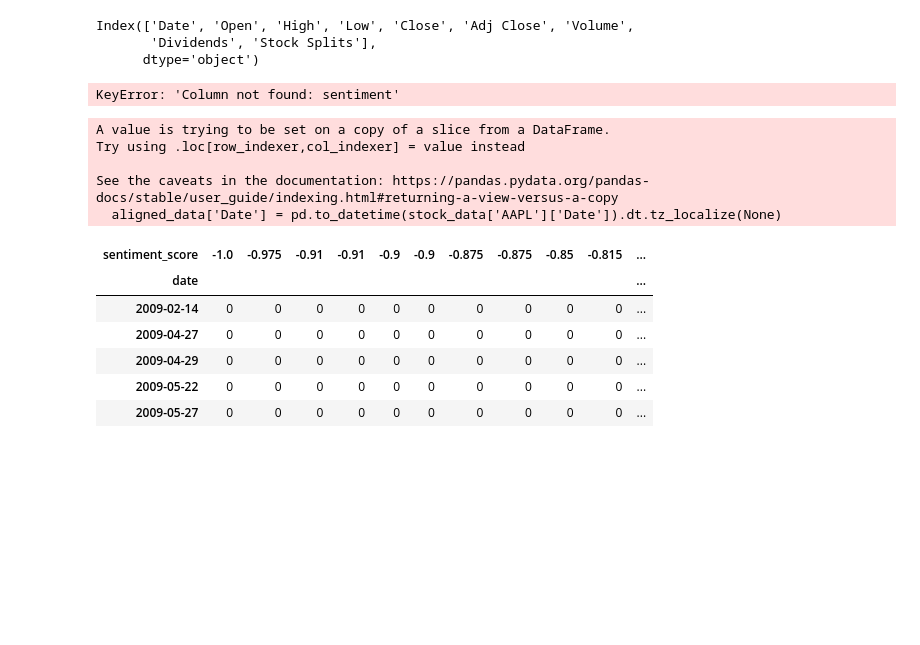
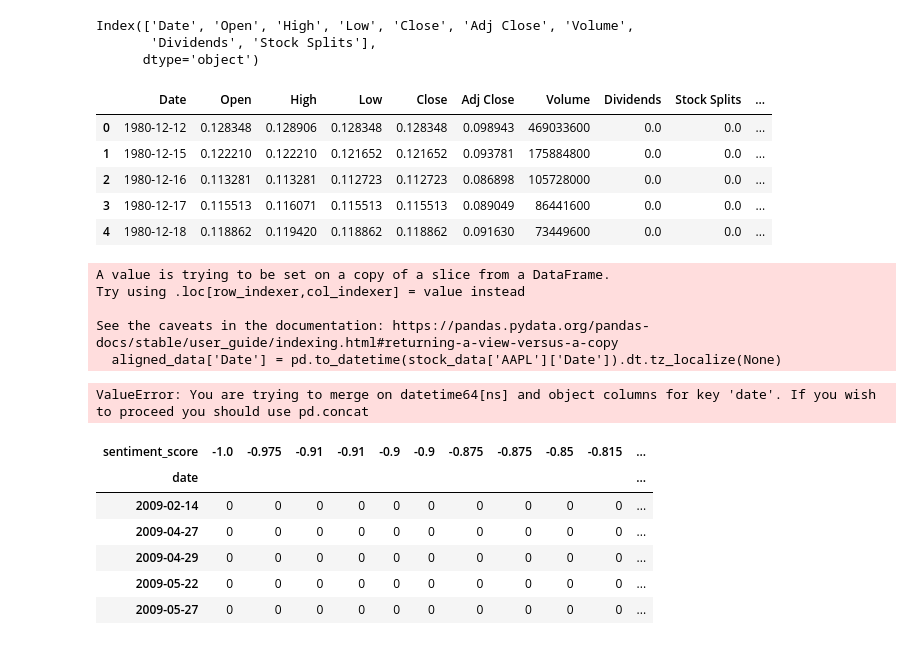
Before and after one commit to amannnnnyyyy/Stock-Price-Prediction, a Jupyter notebook: notebooks/analysis.ipynb, the cells around one changed output. Drawn from its saved outputs; the diff is of its cells as text; code cells hidden in the pictures; blank space fills up the shorter version.

Commit message:
sentiment

```diff
--- a/notebooks/analysis.ipynb
+++ b/notebooks/analysis.ipynb
@@ -773,18 +773,26 @@ Index(['Date', 'Open', 'High', 'Low', 'Close', 'Adj Close', 'Volume',
 stock_data['AAPL']['daily_return'] = stock_data['AAPL']['Close'].pct_change()
 # %%
 aligned_data = stock_data['AAPL'][['daily_return']]
+stock_data['AAPL'].head()
 # %% [output]
-KeyError: 'Column not found: sentiment'
+|  | Date | Open | High | Low | Close | Adj Close | Volume | Dividends | Stock Splits | ... |
+| 0 | 1980-12-12 | 0.128348 | 0.128906 | 0.128348 | 0.128348 | 0.098943 | 469033600 | 0.0 | 0.0 | ... |
+| 1 | 1980-12-15 | 0.122210 | 0.122210 | 0.121652 | 0.121652 | 0.093781 | 175884800 | 0.0 | 0.0 | ... |
+| 2 | 1980-12-16 | 0.113281 | 0.113281 | 0.112723 | 0.112723 | 0.086898 | 105728000 | 0.0 | 0.0 | ... |
+| 3 | 1980-12-17 | 0.115513 | 0.116071 | 0.115513 | 0.115513 | 0.089049 | 86441600 | 0.0 | 0.0 | ... |
+| 4 | 1980-12-18 | 0.118862 | 0.119420 | 0.118862 | 0.118862 | 0.091630 | 73449600 | 0.0 | 0.0 | ... |
 # %%
 aligned_data['Date'] = pd.to_datetime(stock_data['AAPL']['Date']).dt.tz_localize(None)
-daily_sentiment = news.groupby('date')['sentiment_score'].value_counts().unstack(fill_value=0)
-daily_sentiment['total'] = daily_sentiment.sum(axis=1)
+daily_sentiment = news.groupby('date', as_index=False)['sentiment_score'].mean()
+stock_data['AAPL']['daily_return'] = stock_data['AAPL']['Adj Close'].pct_change()
+final_df = pd.merge(daily_sentiment, stock_data['AAPL'][['Date', 'daily_return']], left_on='date', right_on='Date')
 # %% [output]
 A value is trying to be set on a copy of a slice from a DataFrame.
 Try using .loc[row_indexer,col_indexer] = value instead
 
 See the caveats in the documentation: https://pandas.pydata.org/pandas-docs/stable/user_guide/indexing.html#returning-a-view-versus-a-copy
   aligned_data['Date'] = pd.to_datetime(stock_data['AAPL']['Date']).dt.tz_localize(None)
+ValueError: You are trying to merge on datetime64[ns] and object columns for key 'date'. If you wish to proceed you should use pd.concat
 # %%
 daily_sentiment.head()
 # %% [output]
```
